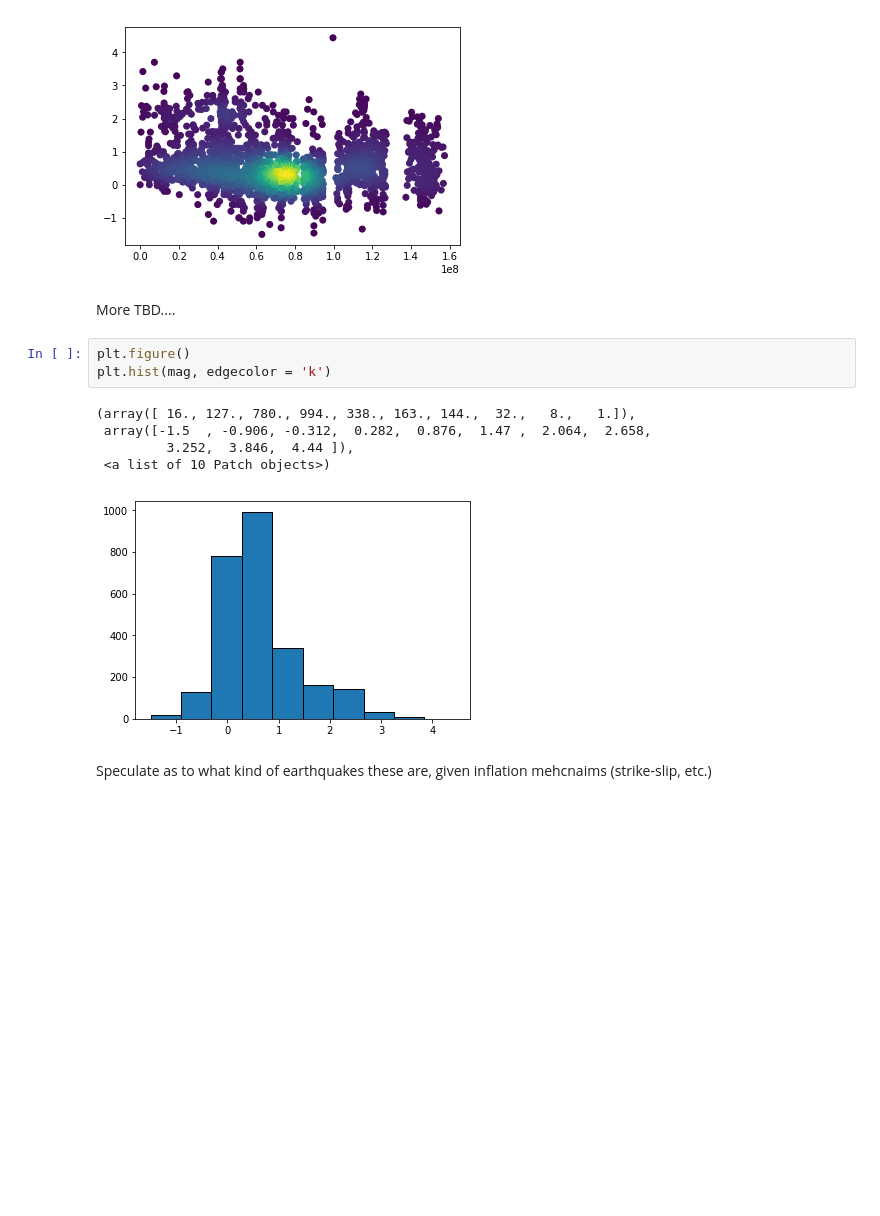
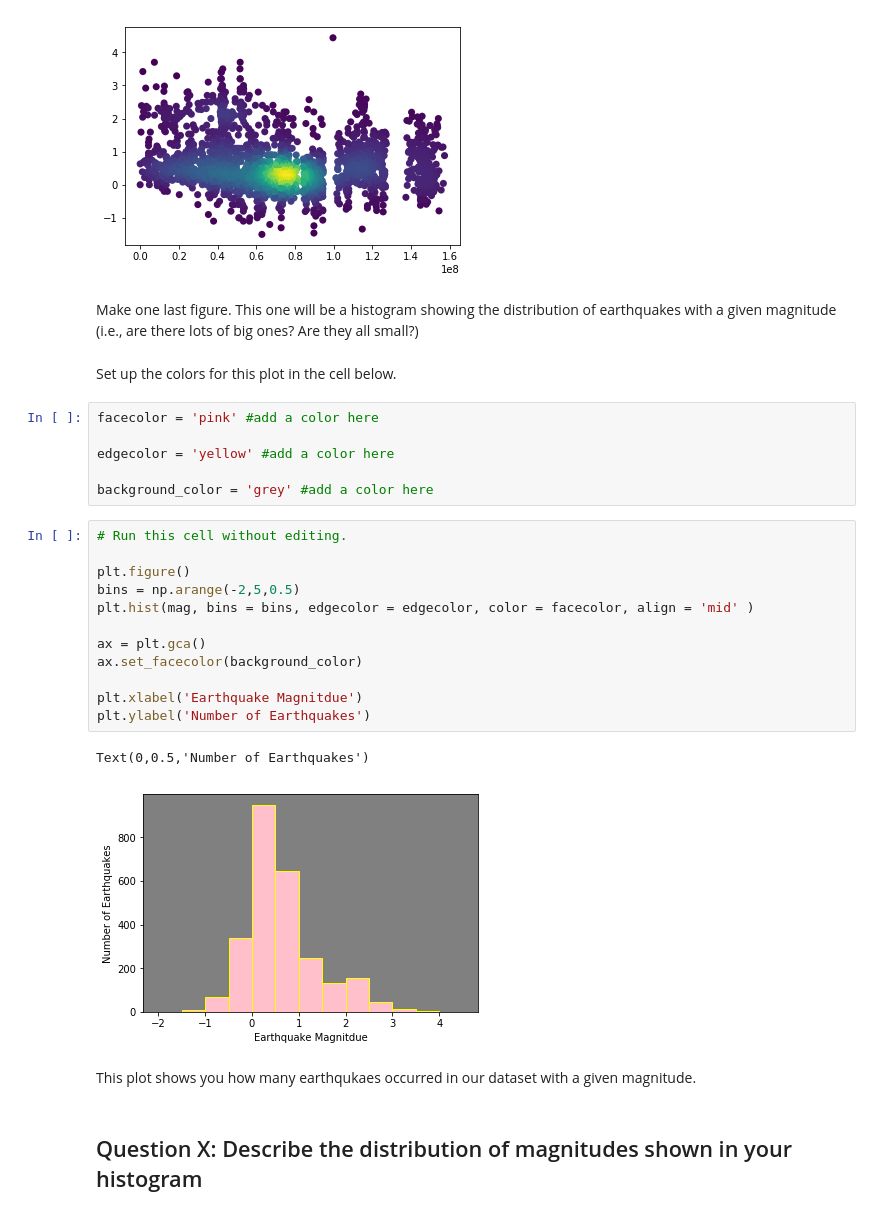
Before and after one commit to k-olsen/Earthquake_Analysis, a Jupyter notebook: Socorro_Magma_Body_Earthquakes_(4).ipynb, the cells around one changed output. Drawn from its saved outputs; the diff is of its cells as text; blank space fills up the shorter version.

```diff
--- a/Socorro_Magma_Body_Earthquakes_(4).ipynb
+++ b/Socorro_Magma_Body_Earthquakes_(4).ipynb
@@ -379,16 +454,32 @@ plt.scatter(date2,mag, c = z, s = 50, edgecolor = '', zorder = 200)
 # %% [output]
 <matplotlib.collections.PathCollection at 0x...>
 [figure]
-# %% [markdown]
-More TBD....
-# %%
-plt.figure()
-plt.hist(mag, edgecolor = 'k')
-# %% [output]
-(array([ 16., 127., 780., 994., 338., 163., 144.,  32.,   8.,   1.]),
- array([-1.5  , -0.906, -0.312,  0.282,  0.876,  1.47 ,  2.064,  2.658,
-         3.252,  3.846,  4.44 ]),
- <a list of 10 Patch objects>)
-[figure, removed]
-# %% [markdown]
-Speculate as to what kind of earthquakes these are, given inflation mehcnaims (strike-slip, etc.)
+# %% [markdown]
+Make one last figure. This one will be a histogram showing the distribution of earthquakes with a given magnitude (i.e., are there lots of big ones? Are they all small?)
+# %% [markdown]
+Set up the colors for this plot in the cell below.
+# %%
+facecolor = 'pink' #add a color here
+
+edgecolor = 'yellow' #add a color here
+
+background_color = 'grey' #add a color here
+# %%
+# Run this cell without editing.
+
+plt.figure()
+bins = np.arange(-2,5,0.5)
+plt.hist(mag, bins = bins, edgecolor = edgecolor, color = facecolor, align = 'mid' )
+
+ax = plt.gca()
+ax.set_facecolor(background_color)
+
+plt.xlabel('Earthquake Magnitdue')
+plt.ylabel('Number of Earthquakes')
+# %% [output]
+Text(0,0.5,'Number of Earthquakes')
+[figure, added]
+# %% [markdown]
+This plot shows you how many earthqukaes occurred in our dataset with a given magnitude.
+# %% [markdown]
+## Question X: Describe the distribution of magnitudes shown in your histogram
```
Also changed, not shown: parts of 52 cells of this notebook, 1 other file.
